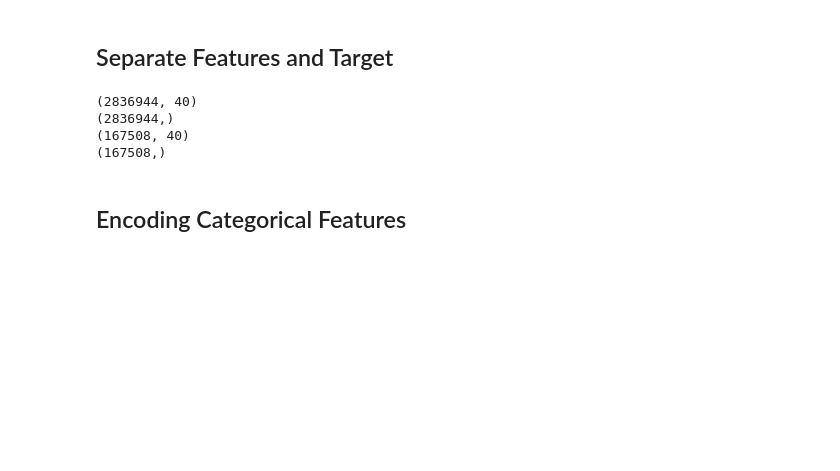
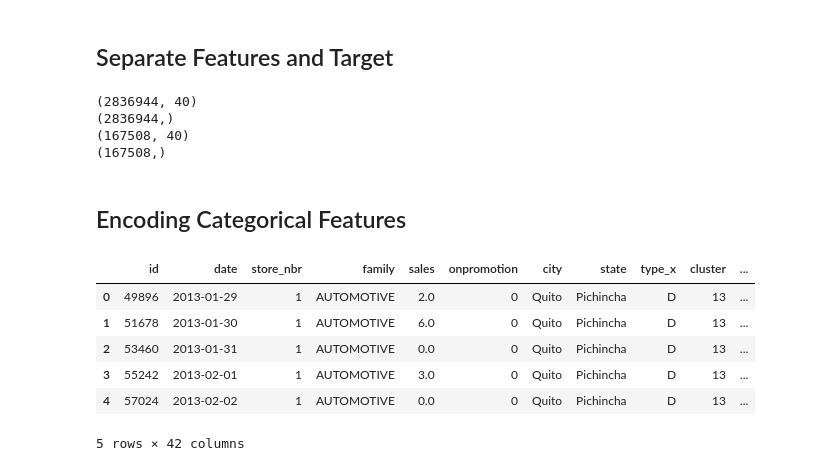
Before and after one commit to Husnain5Khalid/DemandIQ-Smart-demand-forecasting-, a Jupyter notebook: notebooks/feature_engineering.ipynb, the cells around one changed output. Drawn from its saved outputs; the diff is of its cells as text; code cells hidden in the pictures; blank space fills up the shorter version.

```diff
--- a/notebooks/feature_engineering.ipynb
+++ b/notebooks/feature_engineering.ipynb
@@ -793,3 +793,13 @@ print(y_valid.shape)
 (167508,)
 # %% [markdown]
 ## Encoding Categorical Features
+# %%
+df.head()
+# %% [output]
+|  | id | date | store_nbr | family | sales | onpromotion | city | state | type_x | cluster | ... |
+| 0 | 49896 | 2013-01-29 | 1 | AUTOMOTIVE | 2.0 | 0 | Quito | Pichincha | D | 13 | ... |
+| 1 | 51678 | 2013-01-30 | 1 | AUTOMOTIVE | 6.0 | 0 | Quito | Pichincha | D | 13 | ... |
+| 2 | 53460 | 2013-01-31 | 1 | AUTOMOTIVE | 0.0 | 0 | Quito | Pichincha | D | 13 | ... |
+| 3 | 55242 | 2013-02-01 | 1 | AUTOMOTIVE | 3.0 | 0 | Quito | Pichincha | D | 13 | ... |
+| 4 | 57024 | 2013-02-02 | 1 | AUTOMOTIVE | 0.0 | 0 | Quito | Pichincha | D | 13 | ... |
+5 rows × 42 columns
```
Also changed, not shown: parts of 5 cells of this notebook.
